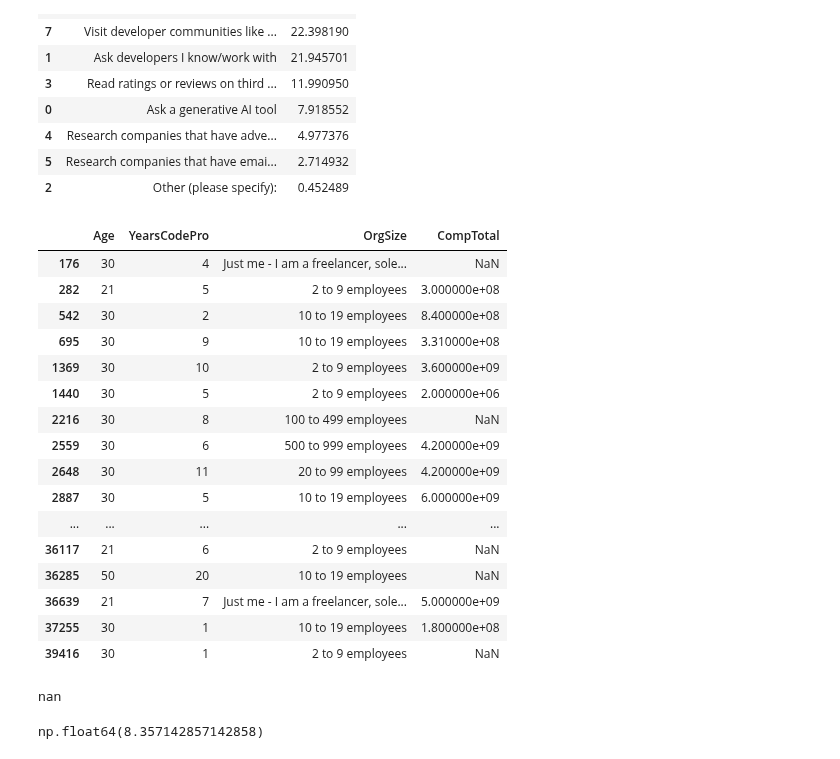
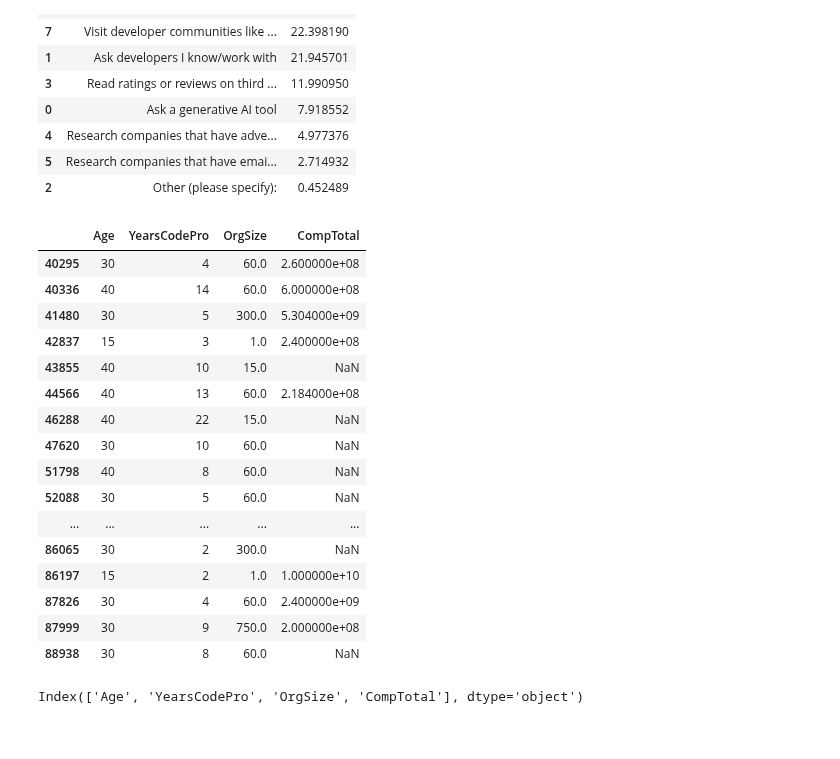
Before and after one commit to abrahim-k/stack_overflow_data, a Jupyter notebook: stack_overflow.ipynb, the cells around one changed output. Cells and saved outputs as stored; diff of their text form; code cells hidden in the pictures.

Commit message:
feat: methods related to OrgSize created

```diff
--- a/stack_overflow.ipynb
+++ b/stack_overflow.ipynb
@@ -445,55 +445,72 @@ class CorrelationCalculator:
             'NA': np.nan
         })
         mean_df['YearsCodePro'] = pd.to_numeric(mean_df['YearsCodePro'], errors='coerce')
         mean_df = mean_df.dropna(subset=['YearsCodePro'])
         average_years = mean_df['YearsCodePro'].mean()
         return average_years
 
 
     def fix_yearscodepros(self):
         average_years = self.calculate_years_mean()
         years_replacing = {
             np.nan: average_years,
             'Less than 1 year': 0.5
 
         }
         self.corr_df.loc[:, 'YearsCodePro'] = self.corr_df['YearsCodePro'].replace(years_replacing)
 
+    def fill_empty_orgsizes(self):
+        most_frequent_orgsize =  self.corr_df['OrgSize'].mode()[0]
+        self.corr_df.loc[self.corr_df['Age'] == 'NA'] = most_frequent_orgsize
+
+    def numberize_orgsizes(self):
+        orgsize_mapping = {
+            'Just me - I am a freelancer, sole proprietor, etc.': 1,
+            '2 to 9 employees': 5,
+            '10 to 19 employees': 15,
+            '20 to 99 employees': 60,
+            '100 to 499 employees': 300,
+            '500 to 999 employees': 750,
+            '1,000 to 4,999 employees': 3000,
+            '5,000 to 9,999 employees': 7500,
+            '10,000 or more employees': 12500
+        }
+        self.corr_df.loc[:, 'OrgSize'] = self.corr_df['OrgSize'].map(orgsize_mapping)
+
+
 
 
 
 
 high_corr_calculator = CorrelationCalculator(high_influence_df)
 high_corr_calculator.remove_non_rials()
 test_df = high_corr_calculator.give_corr_df()
 high_corr_calculator.fill_empty_ages()
 high_corr_calculator.numberize_ages()
 high_corr_calculator.fix_yearscodepros()
+high_corr_calculator.fill_empty_orgsizes()
+high_corr_calculator.numberize_orgsizes()
 
-high_corr_calculator.corr_df.head(50)
+high_corr_calculator.corr_df.tail(50)
 # %% [output]
 |  | Age | YearsCodePro | OrgSize | CompTotal |
-| 176 | 30 | 4 | Just me - I am a freelancer, sole... | NaN |
-| 282 | 21 | 5 | 2 to 9 employees | 3.000000e+08 |
-| 542 | 30 | 2 | 10 to 19 employees | 8.400000e+08 |
-| 695 | 30 | 9 | 10 to 19 employees | 3.310000e+08 |
-| 1369 | 30 | 10 | 2 to 9 employees | 3.600000e+09 |
-| 1440 | 30 | 5 | 2 to 9 employees | 2.000000e+06 |
-| 2216 | 30 | 8 | 100 to 499 employees | NaN |
-| 2559 | 30 | 6 | 500 to 999 employees | 4.200000e+09 |
-| 2648 | 30 | 11 | 20 to 99 employees | 4.200000e+09 |
-| 2887 | 30 | 5 | 10 to 19 employees | 6.000000e+09 |
+| 40295 | 30 | 4 | 60.0 | 2.600000e+08 |
+| 40336 | 40 | 14 | 60.0 | 6.000000e+08 |
+| 41480 | 30 | 5 | 300.0 | 5.304000e+09 |
+| 42837 | 15 | 3 | 1.0 | 2.400000e+08 |
+| 43855 | 40 | 10 | 15.0 | NaN |
+| 44566 | 40 | 13 | 60.0 | 2.184000e+08 |
+| 46288 | 40 | 22 | 15.0 | NaN |
+| 47620 | 30 | 10 | 60.0 | NaN |
+| 51798 | 40 | 8 | 60.0 | NaN |
+| 52088 | 30 | 5 | 60.0 | NaN |
 | ... | ... | ... | ... | ... |
-| 36117 | 21 | 6 | 2 to 9 employees | NaN |
-| 36285 | 50 | 20 | 10 to 19 employees | NaN |
-| 36639 | 21 | 7 | Just me - I am a freelancer, sole... | 5.000000e+09 |
-| 37255 | 30 | 1 | 10 to 19 employees | 1.800000e+08 |
-| 39416 | 30 | 1 | 2 to 9 employees | NaN |
+| 86065 | 30 | 2 | 300.0 | NaN |
+| 86197 | 15 | 2 | 1.0 | 1.000000e+10 |
+| 87826 | 30 | 4 | 60.0 | 2.400000e+09 |
+| 87999 | 30 | 9 | 750.0 | 2.000000e+08 |
+| 88938 | 30 | 8 | 60.0 | NaN |
-# %%
-df.loc[33276, "YearsCodePro"]
-# %% [output]
-nan
-# %%
-high_corr_calculator.corr_df.loc[33276, "YearsCodePro"]
-# %% [output]
-np.float64(8.357142857142858)
+# %%
+high_corr_calculator.corr_df.columns
+# %% [output]
+Index(['Age', 'YearsCodePro', 'OrgSize', 'CompTotal'], dtype='object')
```
